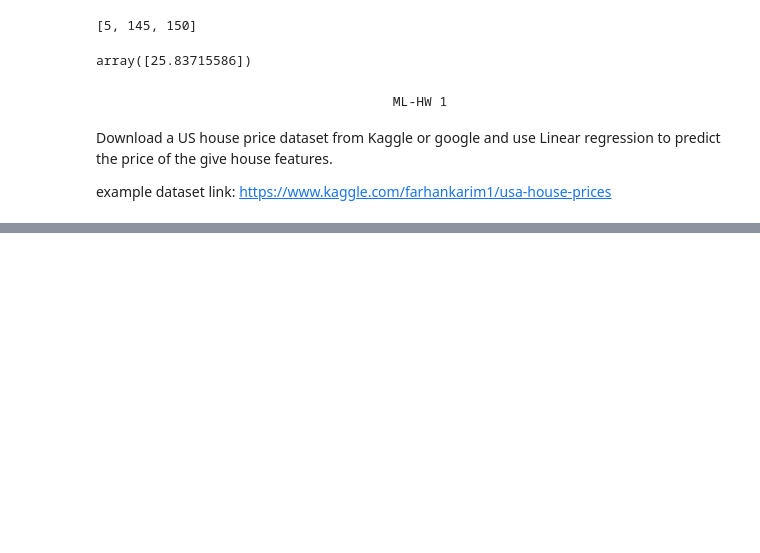
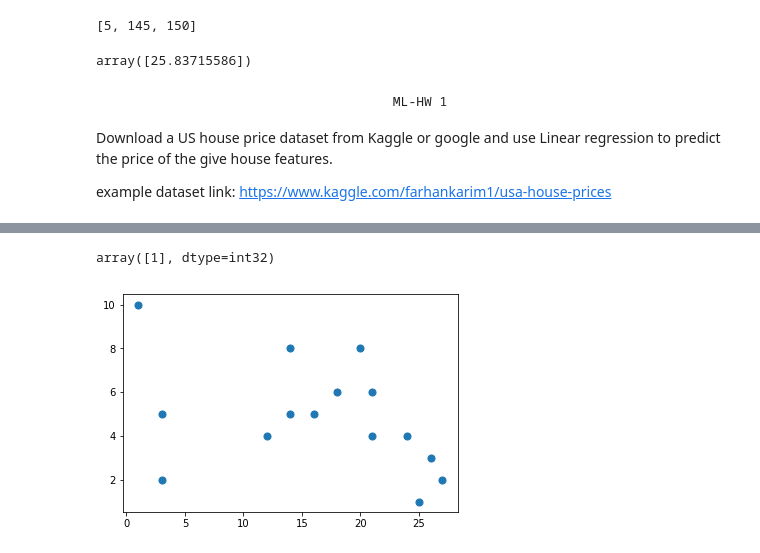
Before and after one commit to sharmasaravanan/Machine_learning, a Jupyter notebook: AI_ML-June-2021.ipynb, the cells around one changed output, grey strips where cells are left out. Drawn from its saved outputs; the diff is of its cells as text; code cells hidden in the pictures; blank space fills up the shorter version.

```diff
--- a/AI_ML-June-2021.ipynb
+++ b/AI_ML-June-2021.ipynb
@@ -2058,0 +2432,4 @@ example dataset link: https://www.kaggle.com/farhankarim1/usa-house-prices
+# %%
+model.predict([[4.2,5.1,6.5,4.2]])
+# %% [output]
+array([1], dtype=int32)
@@ -2058,0 +2440,23 @@ example dataset link: https://www.kaggle.com/farhankarim1/usa-house-prices
+# %%
+X = np.array([
+    (3, 2),
+    (27, 2),
+    (20, 8),
+    (25, 1),
+    (12, 4),
+    (21, 6),
+    (18, 6),
+    (14, 5),
+    (16, 5),
+    (24, 4),
+    (21, 4),
+    (26, 3),
+    (3, 5),
+    (14, 8),
+    (1, 10),
+])
+# %%
+plt.scatter(X[:,0],X[:,1],s=50)
+plt.show()
+# %% [output]
+[figure, added]
```
Also changed, not shown: parts of 62 cells of this notebook.
